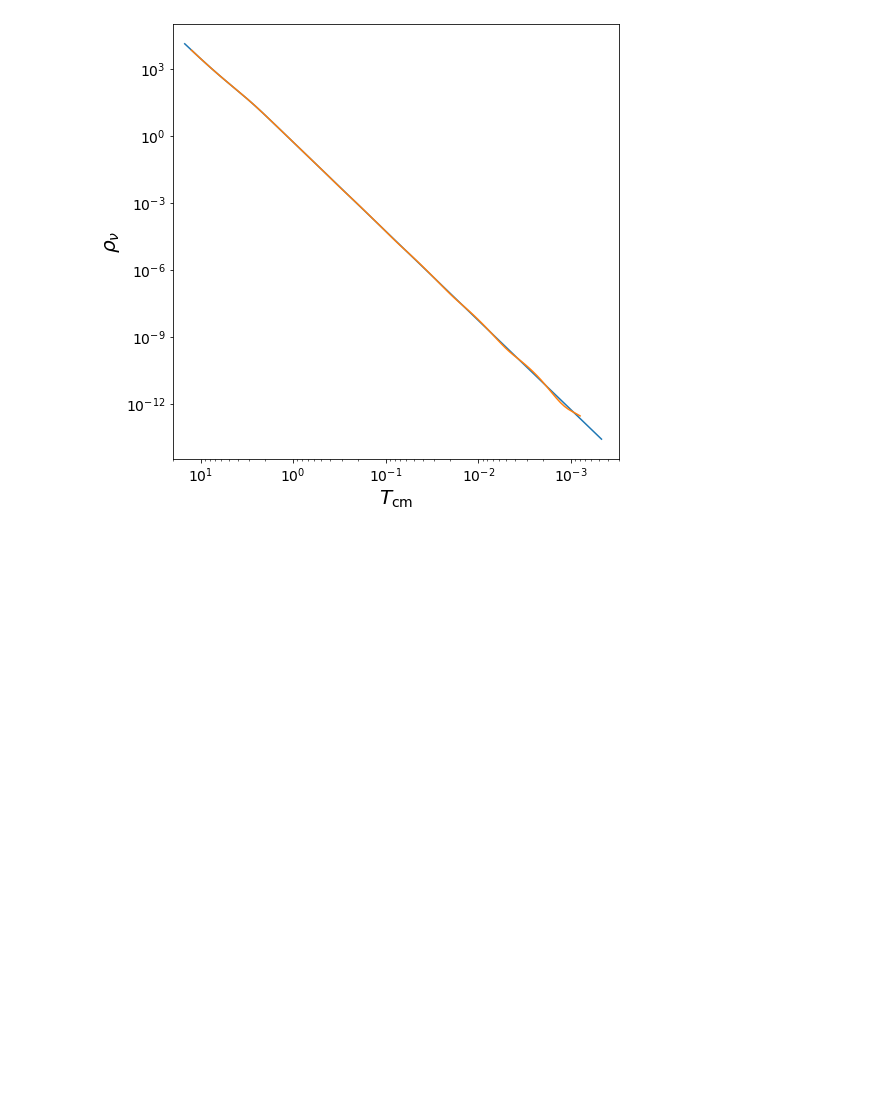
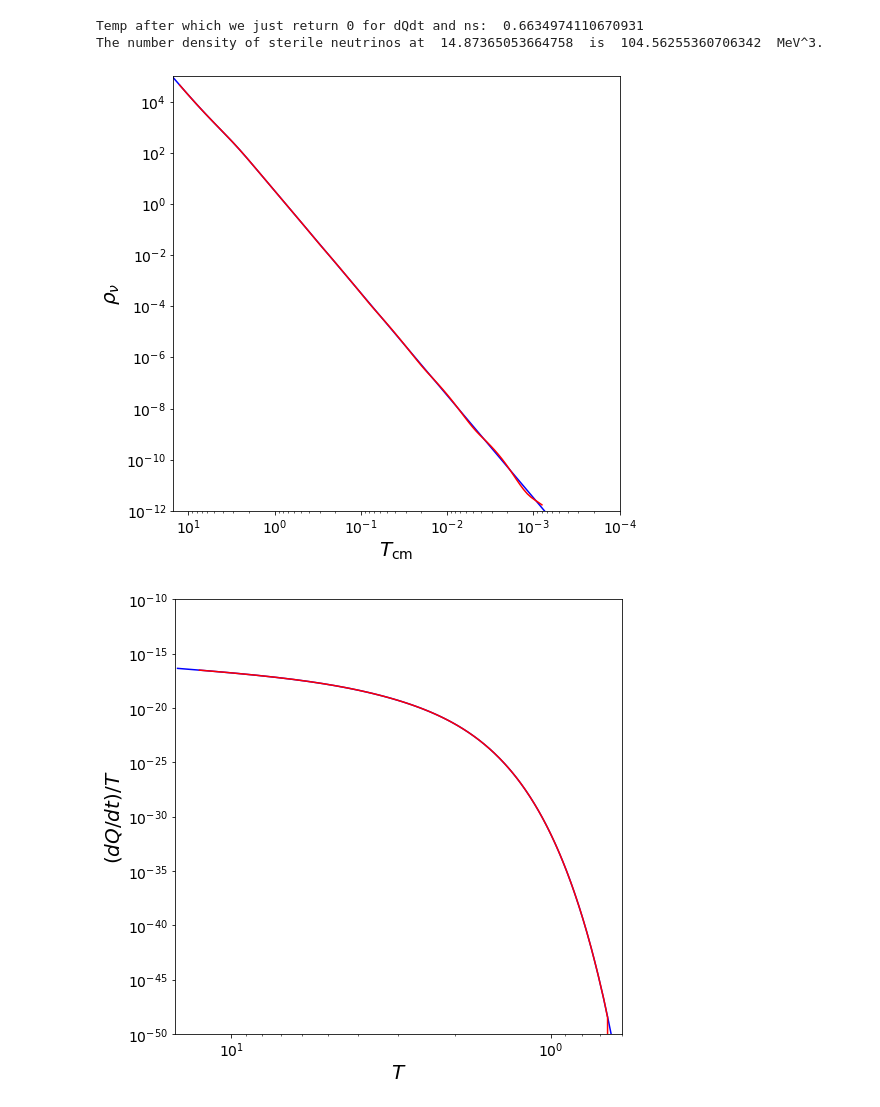
Before and after one commit to hannahrasmussen/PostProcessing, a Jupyter notebook: RunPostProcessing.ipynb, the cells around one changed output. Drawn from its saved outputs; the diff is of its cells as text; code cells hidden in the pictures; blank space fills up the shorter version.

Commit message:
Several cubic spline-making lines added to RunPostProcessing.ipynb. The equilibrium arrays used in PostProcessing.py changed to the 'Hannah' arrays instead of the 'Luke' arrays.

```diff
--- a/RunPostProcessing.ipynb
+++ b/RunPostProcessing.ipynb
@@ -8,6 +8,7 @@ import pandas as pd
 import scipy as sp
 import support_functions as sf
 
-mass = 300
-mix = 7e-05
+dtda_part2 = 2*np.pi/3
+me = .511
+mPL = 1.124*10**22
 # %%
@@ -135,48 +64,0 @@ plt.show()
-# %%
-results = np.load("/Users/hannahrasmussen/Work/Most_recent_code/{}-{:.4}-FullTestNew/{}-{:.4}-FullTestNew/movie_arrays.npz".format(mass,mix,mass,mix), allow_pickle=True)
-a_arr = results['a']
-T_arr = results['T']
-t_arr = results['t']
-e_mat = results['e']
-f_mat = results['f']
-
-rho_nu = np.zeros((len(a_arr),2))
-for i in range(len(a_arr)):
-    rho_nu[i,0] = 1/a_arr[i]
-    rho_nu[i,1] = (1/(2*np.pi**2*a_arr[i]**4))*sf.trapezoid(f_mat[i]*e_mat[i]**3,e_mat[i])
-
-Tcm_arr, a_arr, b_arr, c_arr, d_arr = cs(rho_nu[:,0],rho_nu[:,1])
-Tcm_save = pd.DataFrame(Tcm_arr)
-a_save = pd.DataFrame(a_arr)
-b_save = pd.DataFrame(b_arr)
-c_save = pd.DataFrame(c_arr)
-d_save = pd.DataFrame(d_arr)
-Tcm_save.to_csv("../../{}-{:.4}-FullTestNew/{}-{:.4}-FullTestNew/mass_{}_mix_{:.4}_Tcm.csv".format(mass,mix,mass,mix,mass,mix))
-a_save.to_csv("../../{}-{:.4}-FullTestNew/{}-{:.4}-FullTestNew/mass_{}_mix_{:.4}_a.csv".format(mass,mix,mass,mix,mass,mix))
-b_save.to_csv("../../{}-{:.4}-FullTestNew/{}-{:.4}-FullTestNew/mass_{}_mix_{:.4}_b.csv".format(mass,mix,mass,mix,mass,mix))
-c_save.to_csv("../../{}-{:.4}-FullTestNew/{}-{:.4}-FullTestNew/mass_{}_mix_{:.4}_c.csv".format(mass,mix,mass,mix,mass,mix))
-d_save.to_csv("../../{}-{:.4}-FullTestNew/{}-{:.4}-FullTestNew/mass_{}_mix_{:.4}_d.csv".format(mass,mix,mass,mix,mass,mix))
-# %%
-Tcm_prac = np.logspace(1.1,-3.1,100)
-rho_nu_prac = np.zeros(len(Tcm_prac))
-for i in range(len(Tcm_prac)):
-    index = 0
-    x = Tcm_prac[i]
-
-    for j in range(len(Tcm_arr)): #want to find the index we'll be using to find y
-        if (x<Tcm_arr[j]): #if x is going down, not up, as i increases, this will need to be changed to if (x<output[i,0]):
-            index = j
-
-    rho_nu_prac[i] = a_arr[index]*(x-Tcm_arr[index])**3 + b_arr[index]*(x-Tcm_arr[index])**2 + c_arr[index]*(x-Tcm_arr[index]) + d_arr[index]
-# %%
-plt.figure(figsize=(8,8))
-plt.loglog(rho_nu[:,0],rho_nu[:,1])
-plt.loglog(Tcm_prac,rho_nu_prac)
-plt.xlim(20,0.0003)
-plt.tick_params(axis="x", labelsize=14)
-plt.tick_params(axis="y", labelsize=14)
-plt.xlabel("$T_{\\rm cm}$", fontsize=20)
-plt.ylabel("$\\rho_{\\nu}$", fontsize=20)
-plt.show()
-# %% [output]
-[figure, removed]
@@ -182,0 +462,7 @@ plt.show()
+# %%
+make_splines(300,7e-5)
+# %% [output]
+Temp after which we just return 0 for dQdt and ns:  0.6634974110670931
+The number density of sterile neutrinos at  14.87365053664758  is  104.56255360706342  MeV^3.
+[figure, added]
+[figure, added]
```
Also changed, not shown: parts of 14 cells of this notebook, 1 other file.
